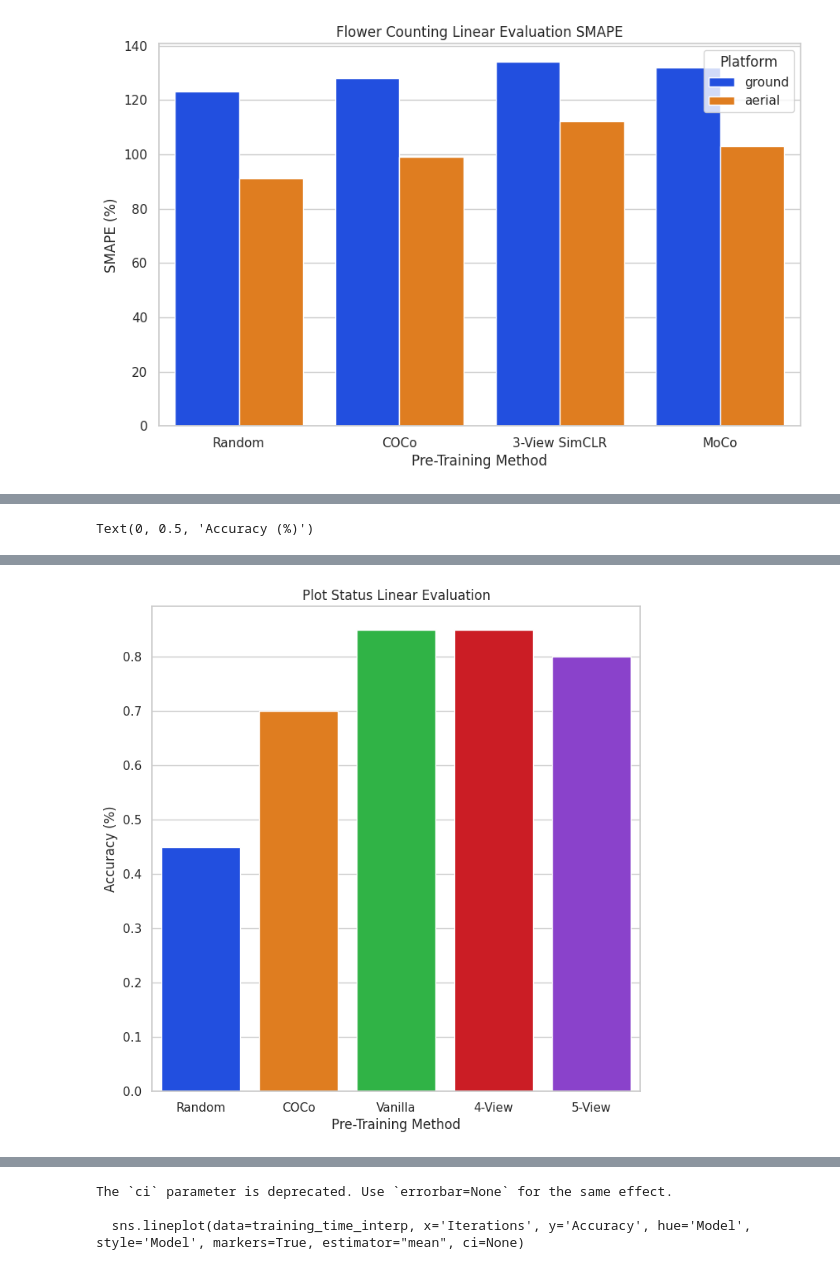
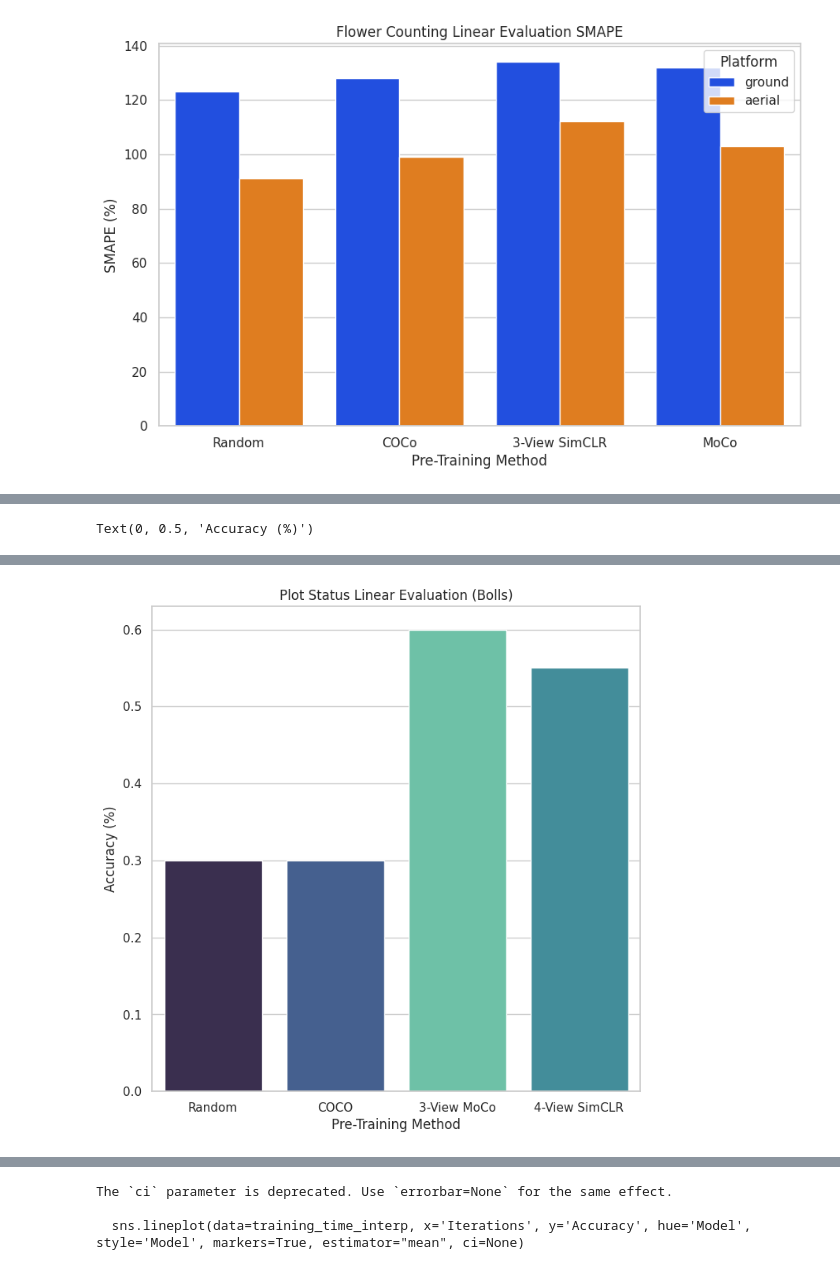
Before and after one commit to UGA-BSAIL/self-supervised-learning, a Jupyter notebook: notebooks/generate_figures.ipynb, the cells around one changed output, grey strips where cells are left out. Saved outputs shown, nothing was run; the diff lists cells and outputs as text; code cells hidden in the pictures.

```diff
--- a/notebooks/generate_figures.ipynb
+++ b/notebooks/generate_figures.ipynb
@@ -30,11 +30,16 @@ linear_eval_data["Platform"] = ["ground" if g else "aerial" for g in is_ground]
 import numpy as np
 
 def _create_model_name(row: pd.Series) -> str:
-    if row["Pre-Train"] != "SimCLR":
-        return row["Pre-Train"]
-    if row["Multi View?"] == "N":
-        return "Vanilla SimCLR"
-    return f"{int(row['# Views'])}-View SimCLR"
+    if row["Pre-Train"] == "SimCLR":
+        if row["Multi View?"] == "N":
+            return "Vanilla SimCLR"
+        return f"{int(row['# Views'])}-View SimCLR"
+    if row["Pre-Train"] == "MoCo":
+        if row["Multi View?"] == "N":
+            return row["Pre-Train"]
+        return f"{int(row['# Views'])}-View MoCo"
+    return row["Pre-Train"]
+
 
 linear_eval_data["Name"] = linear_eval_data.apply(_create_model_name, axis=1)
 # Remove multi-view MoCo, as this experiment never worked well. We'll just add a note that it didn't work instead of including it
@@ -163,0 +156,6 @@ Text(0, 0.5, 'Accuracy (%)')
+# %%
+# Create the figure showing plot status linear eval data.
+plot_status_data = pd.read_excel("Linear Evaluation Results.xlsx", sheet_name="Plot Status Boll")
+plot_status_data = plot_status_data.copy()
+plot_status_data["Name"] = plot_status_data.apply(_create_model_name, axis=1)
+plot_status_data
@@ -164,15 +169,15 @@ Text(0, 0.5, 'Accuracy (%)')
 # %%
 plt.figure(figsize=(8, 8))
-x_order = ["Random", "COCo", "Vanilla", "4-View", "5-View"]
-sns.barplot(data=plot_status_temporal, x='Name', y='Test Acc.', palette='bright', order=x_order)
-plt.title('Plot Status Linear Evaluation')
+x_order = ["Random", "COCO", "3-View MoCo", "4-View SimCLR"]
+sns.barplot(data=plot_status_data, x='Name', y='Test Acc.', hue="Name", palette='mako', order=x_order)
+plt.title('Plot Status Linear Evaluation (Bolls)')
 plt.xlabel('Pre-Training Method')
 plt.ylabel('Accuracy (%)')
 # %% [output]
 [interactive output not drawn]
 Text(0, 0.5, 'Accuracy (%)')
 [interactive output not drawn]
-[figure, old version]
+[figure, new version]
 # %%
 plt.figure(figsize=(6, 8))
 x_order = ["Random", "COCo", "3-View SimCLR", "MoCo"]
```
Also changed, not shown: parts of 13 cells of this notebook, 11 other files.
